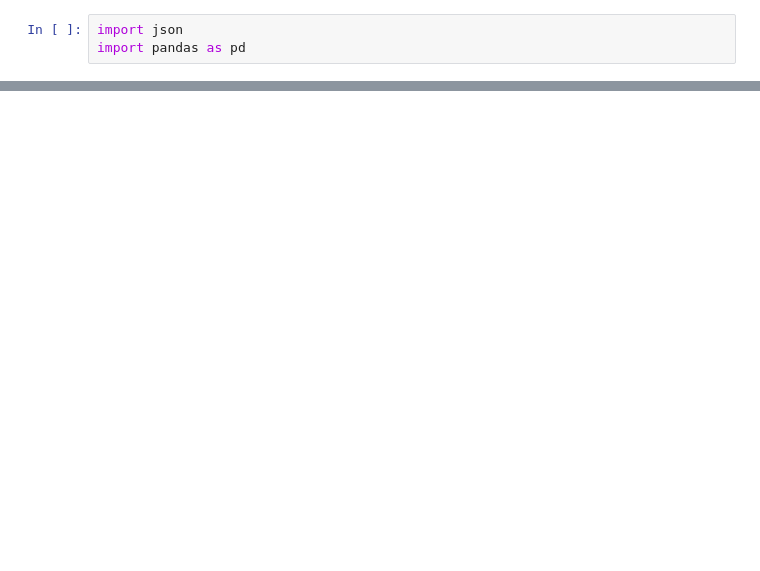
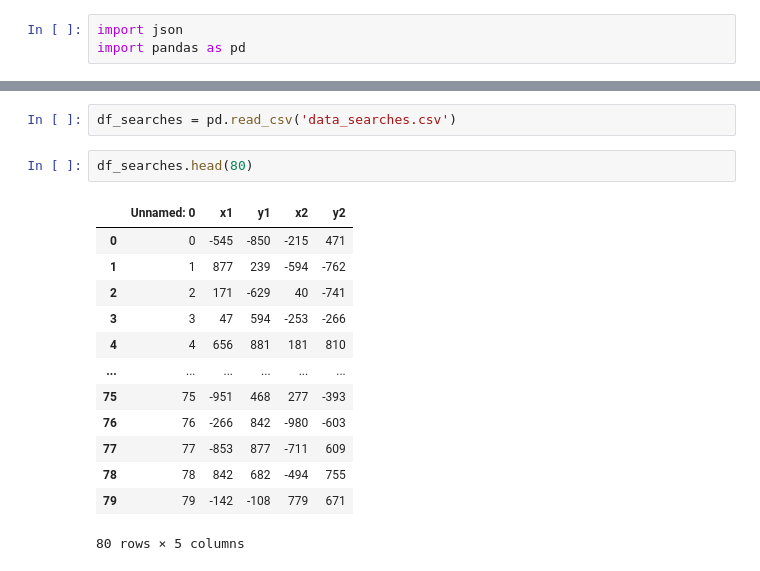
Before and after one commit to asaldelkhosh/Line-Recommendation, a Jupyter notebook: Untitled.ipynb, the cells around one changed output, grey strips where cells are left out. Saved outputs shown, nothing was run; the diff lists cells and outputs as text; blank space fills up the shorter version.

```diff
--- a/Untitled.ipynb
+++ b/Untitled.ipynb
@@ -15,0 +147,18 @@ AttributeError: 'int' object has no attribute 'values'
+# %%
+df_searches = pd.read_csv('data_searches.csv')
+# %%
+df_searches.head(80)
+# %% [output]
+|  | Unnamed: 0 | x1 | y1 | x2 | y2 |
+| 0 | 0 | -545 | -850 | -215 | 471 |
+| 1 | 1 | 877 | 239 | -594 | -762 |
+| 2 | 2 | 171 | -629 | 40 | -741 |
+| 3 | 3 | 47 | 594 | -253 | -266 |
+| 4 | 4 | 656 | 881 | 181 | 810 |
+| ... | ... | ... | ... | ... | ... |
+| 75 | 75 | -951 | 468 | 277 | -393 |
+| 76 | 76 | -266 | 842 | -980 | -603 |
+| 77 | 77 | -853 | 877 | -711 | 609 |
+| 78 | 78 | 842 | 682 | -494 | 755 |
+| 79 | 79 | -142 | -108 | 779 | 671 |
+80 rows × 5 columns
```
Also changed, not shown: parts of 20 cells of this notebook, 3 other files.
